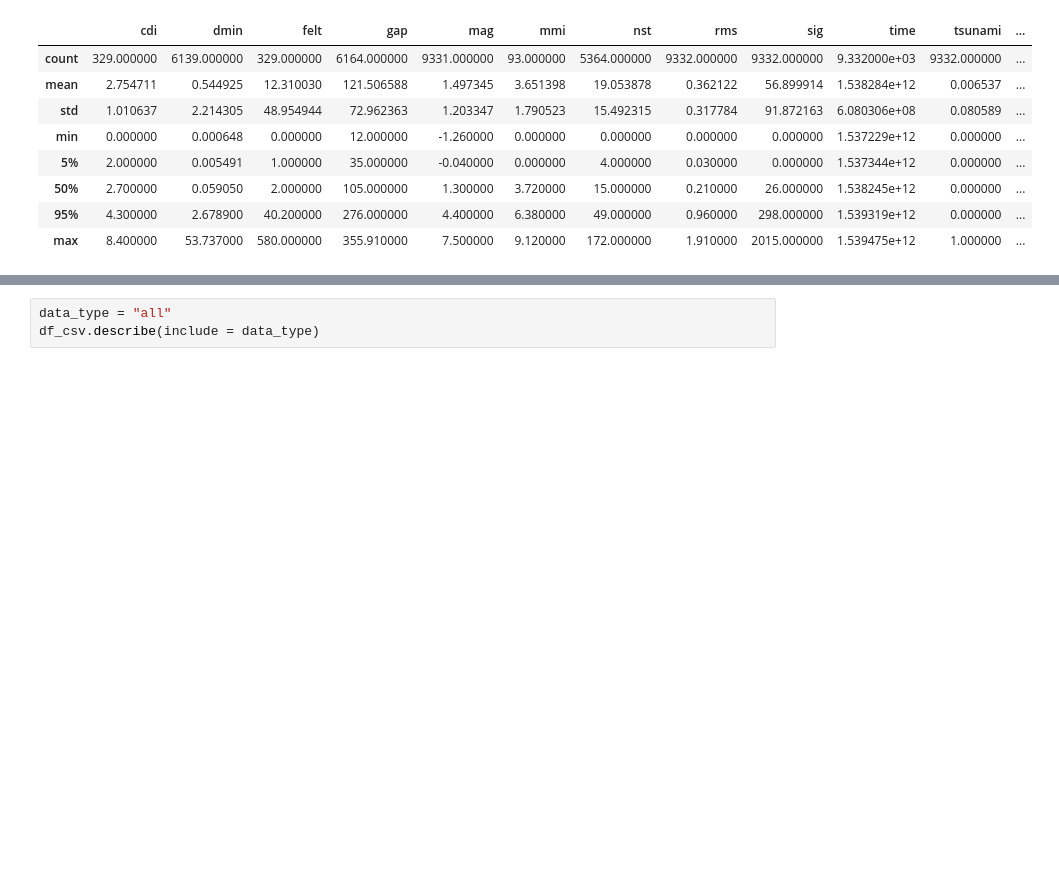
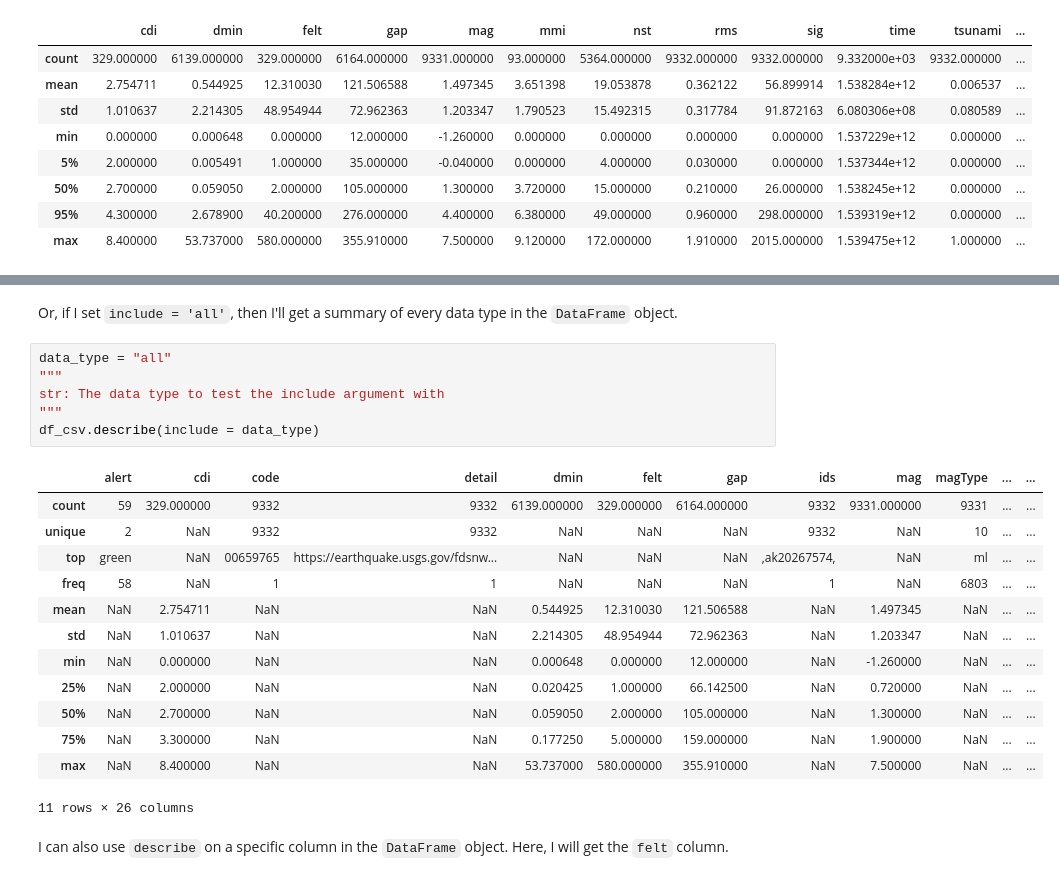
Before and after one commit to hestrang1993/Hands-On-Data-Analysis-with-Pandas-2nd-edition, a Jupyter notebook: ch_02/my_ch_02_work.ipynb, the cells around one changed output, grey strips where cells are left out. Cells and saved outputs as stored; diff of their text form; blank space fills up the shorter version.

```diff
--- a/ch_02/my_ch_02_work.ipynb
+++ b/ch_02/my_ch_02_work.ipynb
@@ -271,4 +271,25 @@ df_csv.describe(include = data_type)
 | freq | 58 | 1 | 1 | 1 | 6803 | 3166 | 306 | 2981 | 7797 | 55 | 9081 | ... |
+# %% [markdown]
+Or, if I set ``include = 'all'``, then I'll get a summary of every data type in the ``DataFrame`` object.
 # %%
 data_type = "all"
+"""
+str: The data type to test the include argument with
+"""
 df_csv.describe(include = data_type)
+# %% [output]
+|  | alert | cdi | code | detail | dmin | felt | gap | ids | mag | magType | ... | ... |
+| count | 59 | 329.000000 | 9332 | 9332 | 6139.000000 | 329.000000 | 6164.000000 | 9332 | 9331.000000 | 9331 | ... | ... |
+| unique | 2 | NaN | 9332 | 9332 | NaN | NaN | NaN | 9332 | NaN | 10 | ... | ... |
+| top | green | NaN | 00659765 | https://earthquake.usgs.gov/fdsnw... | NaN | NaN | NaN | ,ak20267574, | NaN | ml | ... | ... |
+| freq | 58 | NaN | 1 | 1 | NaN | NaN | NaN | 1 | NaN | 6803 | ... | ... |
+| mean | NaN | 2.754711 | NaN | NaN | 0.544925 | 12.310030 | 121.506588 | NaN | 1.497345 | NaN | ... | ... |
+| std | NaN | 1.010637 | NaN | NaN | 2.214305 | 48.954944 | 72.962363 | NaN | 1.203347 | NaN | ... | ... |
+| min | NaN | 0.000000 | NaN | NaN | 0.000648 | 0.000000 | 12.000000 | NaN | -1.260000 | NaN | ... | ... |
+| 25% | NaN | 2.000000 | NaN | NaN | 0.020425 | 1.000000 | 66.142500 | NaN | 0.720000 | NaN | ... | ... |
+| 50% | NaN | 2.700000 | NaN | NaN | 0.059050 | 2.000000 | 105.000000 | NaN | 1.300000 | NaN | ... | ... |
+| 75% | NaN | 3.300000 | NaN | NaN | 0.177250 | 5.000000 | 159.000000 | NaN | 1.900000 | NaN | ... | ... |
+| max | NaN | 8.400000 | NaN | NaN | 53.737000 | 580.000000 | 355.910000 | NaN | 7.500000 | NaN | ... | ... |
+11 rows × 26 columns
+# %% [markdown]
+I can also use `describe` on a specific column in the `DataFrame` object. Here, I will get the `felt` column.
```
Also changed, not shown: parts of 18 cells of this notebook, 3 other files.
